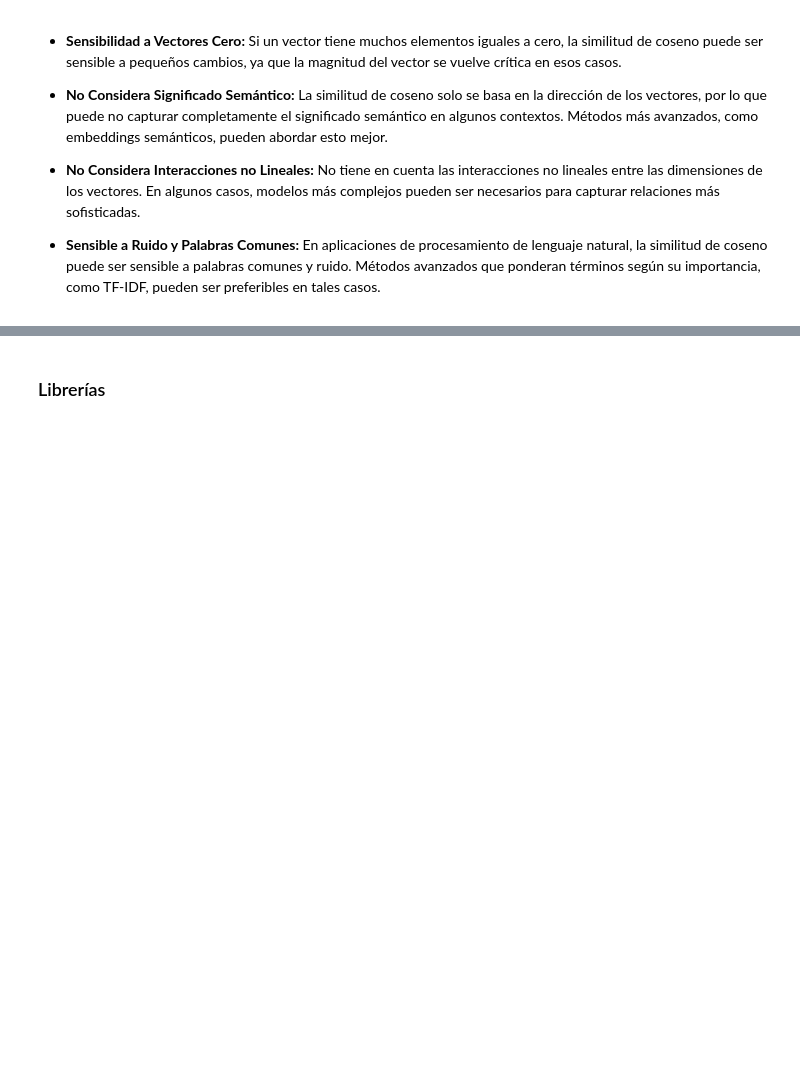
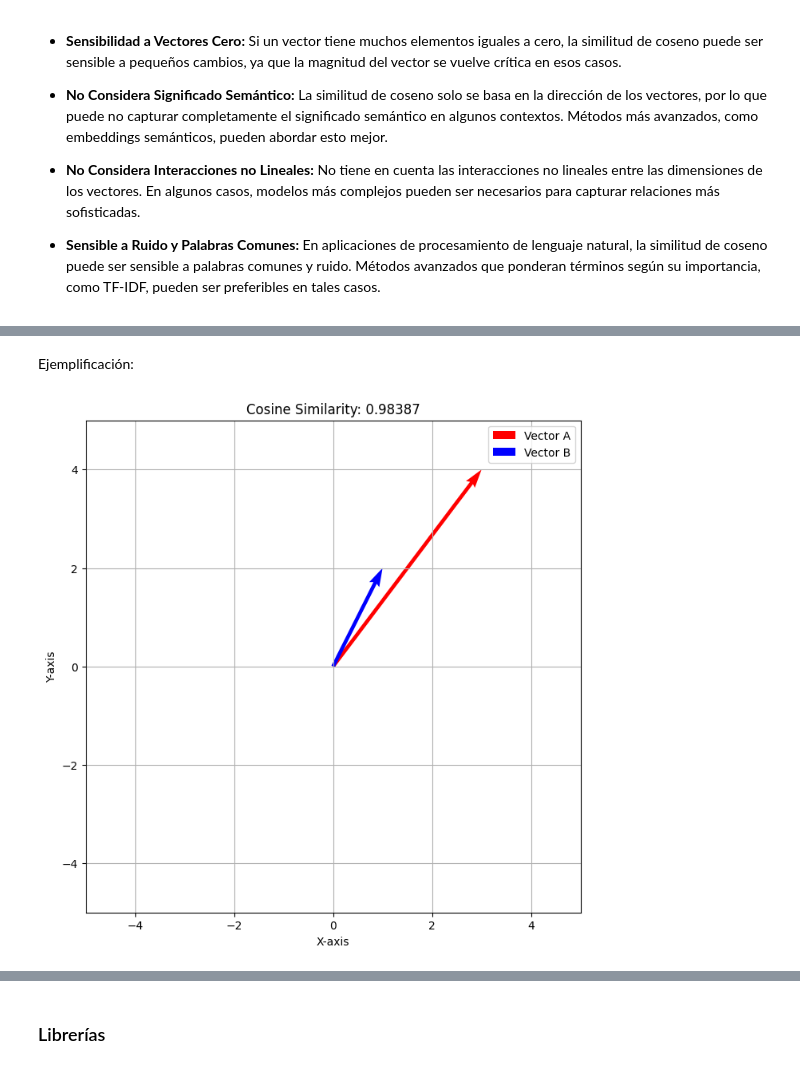
Before and after one commit to contepablod/ML_Bourbaki, a Jupyter notebook: Semana2/intro_medida_coseno.ipynb, the cells around one changed output, grey strips where cells are left out. Saved outputs shown, nothing was run; the diff lists cells and outputs as text; code cells hidden in the pictures; blank space fills up the shorter version.

```diff
--- a/Semana2/intro_medida_coseno.ipynb
+++ b/Semana2/intro_medida_coseno.ipynb
@@ -45,0 +67,2 @@ En resumen, la similitud de coseno cuantifica la similitud direccional entre dos
+# %% [markdown]
+Ejemplificación:
@@ -45,0 +73,38 @@ En resumen, la similitud de coseno cuantifica la similitud direccional entre dos
+# %%
+# Function to calculate and plot cosine similarity
+def calculate_and_plot_cosine_similarity(vector1, vector2, label1, label2):
+    # Reshape the vectors to be 2D arrays
+    vector1 = np.array(vector1).reshape(1, -1)
+    vector2 = np.array(vector2).reshape(1, -1)
+
+    # Calculate cosine similarity
+    similarity = cosine_similarity(vector1, vector2)[0, 0]
+
+    # Plotting the vectors
+    plt.figure(figsize=(8, 8))
+    plt.quiver(0, 0, vector1[0, 0], vector1[0, 1], angles='xy', scale_units='xy', scale=1, color='r', label=label1)
+    plt.quiver(0, 0, vector2[0, 0], vector2[0, 1], angles='xy', scale_units='xy', scale=1, color='b', label=label2)
+
+    # Set plot limits
+    plt.xlim(-5, 5)
+    plt.ylim(-5, 5)
+
+    # Add labels, title, and legend
+    plt.xlabel('X-axis')
+    plt.ylabel('Y-axis')
+    plt.title(f'Cosine Similarity: {similarity:.5f}')
+    plt.legend()
+
+    # Show the plot
+    plt.grid(True)
+    plt.show()
+# %%
+# Example vectors
+vector_A = np.array([3, 4])
+vector_B = np.array([1, 2])
+vector_D = np.array([4, -1])
+
+# Calculate and plot cosine similarity for Example 1
+calculate_and_plot_cosine_similarity(vector_A, vector_B, 'Vector A', 'Vector B')
+# %% [output]
+[figure, added]
```
Also changed, not shown: parts of 17 cells of this notebook.
